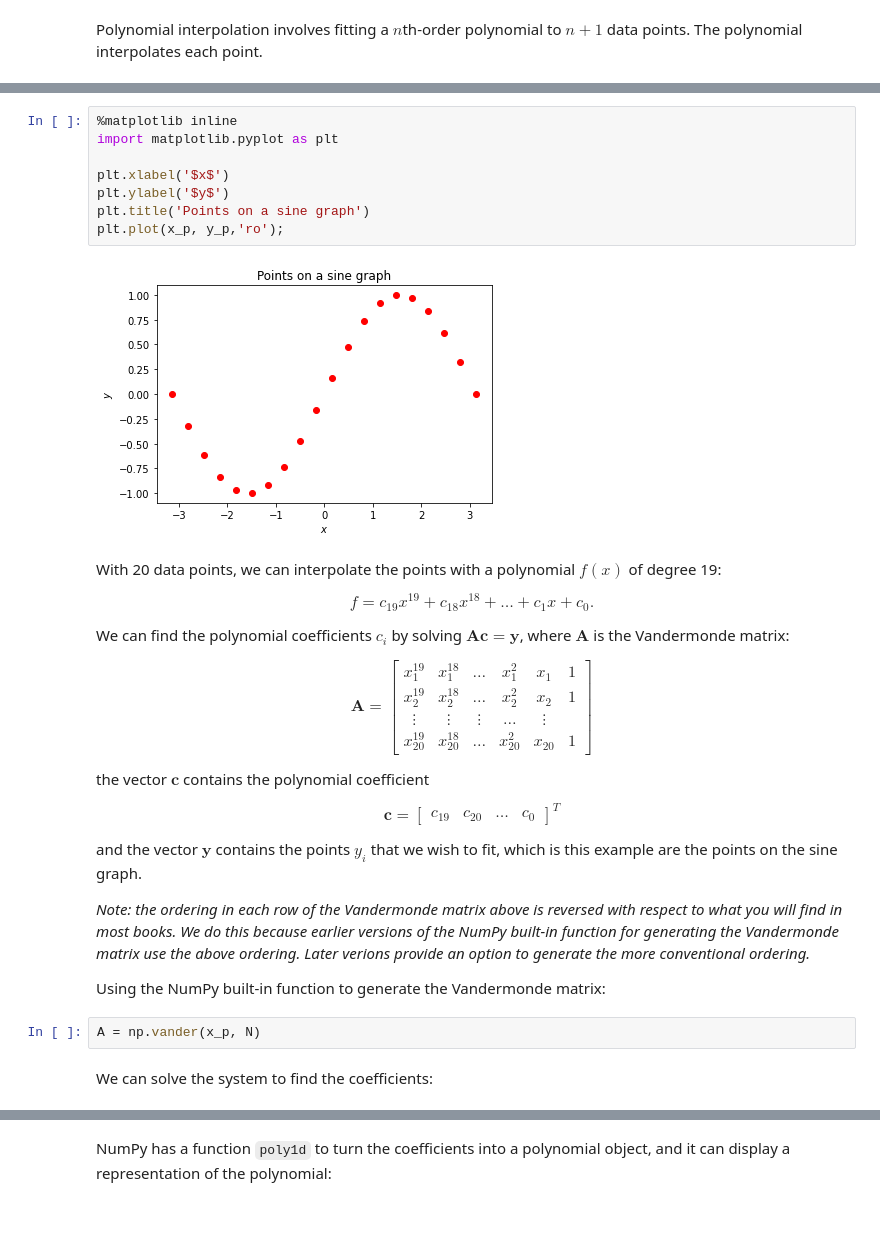
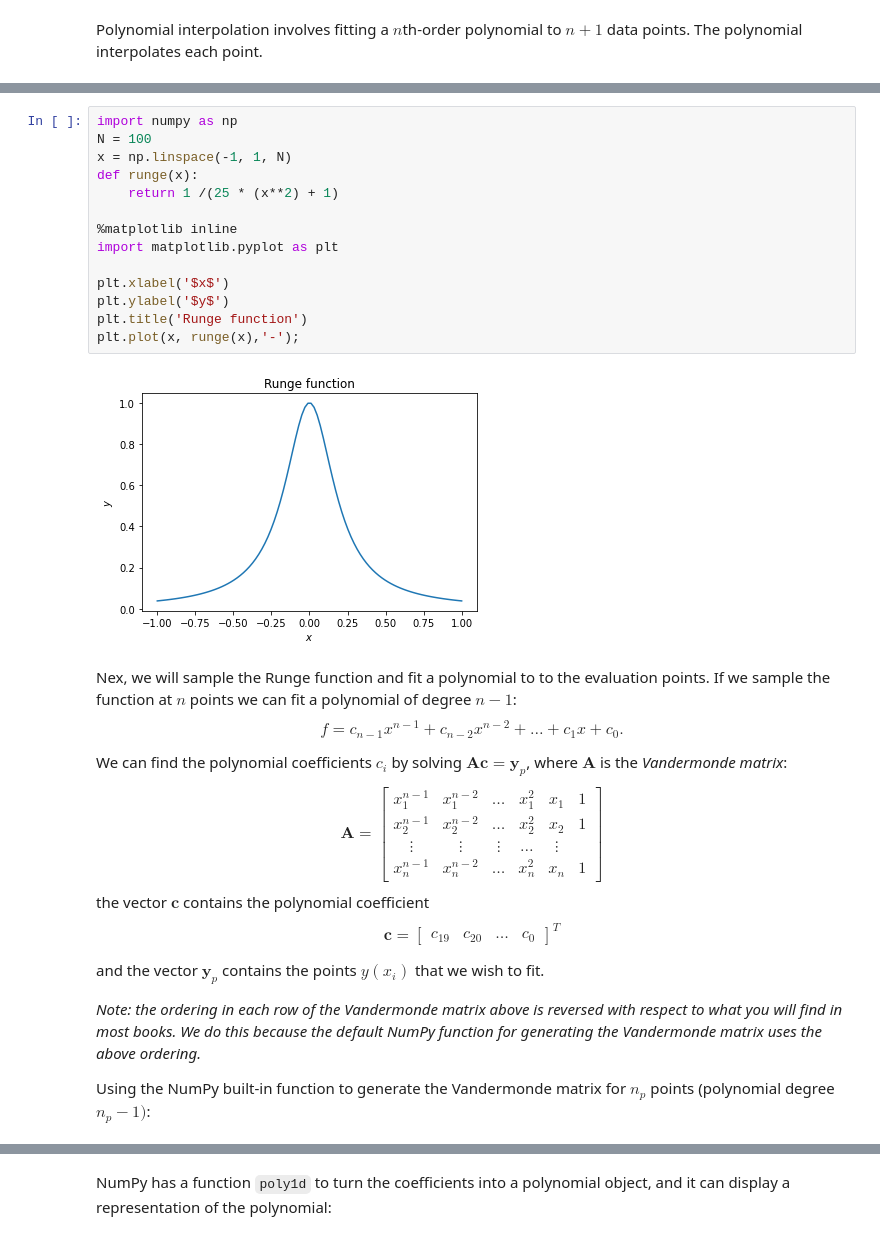
Before and after one commit to garth-wells/notebooks-3M1, a Jupyter notebook: 02-LeastSquares.ipynb, the cells around one changed output, grey strips where cells are left out. Drawn from its saved outputs; the diff is of its cells as text.

```diff
--- a/02-LeastSquares.ipynb
+++ b/02-LeastSquares.ipynb
@@ -34,48 +29,46 @@ We can plot the points:
 # %%
+import numpy as np
+N = 100
+x = np.linspace(-1, 1, N)
+def runge(x):
+    return 1 /(25 * (x**2) + 1)
+
 %matplotlib inline
 import matplotlib.pyplot as plt
 
 plt.xlabel('$x$')
 plt.ylabel('$y$')
-plt.title('Points on a sine graph')
-plt.plot(x_p, y_p,'ro');
+plt.title('Runge function')
+plt.plot(x, runge(x),'-');
 # %% [output]
-[figure, old version]
+[figure, new version]
 # %% [markdown]
-With 20 data points, we can interpolate the points with a polynomial $f(x)$ of degree 19:
-
+Nex, we will sample the Runge function and fit a polynomial to to the evaluation points. If we sample the function at $n$ points we can fit a polynomial of degree $n - 1$:
 $$
-f = c_{19} x^{19} + c_{18} x^{18} + \ldots  + c_{1} x + c_{0}.
+f = c_{n-1} x^{n-1} + c_{n-2} x^{n-2} + \ldots  + c_{1} x + c_{0}.
 $$
 
-We can find the polynomial coefficients $c_{i}$ by solving  $\boldsymbol{A} \boldsymbol{c} = \boldsymbol{y}$, where $\boldsymbol{A}$ is the Vandermonde matrix:
-
+We can find the polynomial coefficients $c_{i}$ by solving  $\boldsymbol{A} \boldsymbol{c} = \boldsymbol{y}_p$, where $\boldsymbol{A}$ is the *Vandermonde matrix*:
 $$
 \boldsymbol{A} = \begin{bmatrix}
-     x_{1}^{19} & x_{1}^{18} & \ldots & x_{1}^{2}  & x_{1} & 1
+     x_{1}^{n-1} & x_{1}^{n-2} & \ldots & x_{1}^{2}  & x_{1} & 1
     \\
-     x_{2}^{19} & x_{2}^{18} & \ldots & x_{2}^{2}  & x_{2} & 1
+     x_{2}^{n-1} & x_{2}^{n-2} & \ldots & x_{2}^{2}  & x_{2} & 1
     \\
     \vdots  & \vdots & \vdots    & \ldots & \vdots
     \\
-     x_{20}^{19} & x_{20}^{18} & \ldots & x_{20}^{2}  & x_{20} & 1
+     x_{n}^{n-1} & x_{n}^{n-2} & \ldots & x_{n}^{2}  & x_{n} & 1
 \end{bmatrix}
 $$
-
 the vector $\boldsymbol{c}$ contains the polynomial coefficient
-
 $$
 \boldsymbol{c} = \begin{bmatrix}
     c_{19} & c_{20} & \ldots & c_{0}
 \end{bmatrix}^{T}
 $$
 
-and the vector $\boldsymbol{y}$ contains the points $y_{i}$ that we wish to fit, which is this example are the points on the sine graph.
+and the vector $\boldsymbol{y}_p$ contains the points $y(x_{i})$ that we wish to fit.
 
-*Note: the ordering in each row of the Vandermonde matrix above is reversed with respect to what you will find in most books. We do this because earlier versions of the NumPy built-in function for generating the Vandermonde matrix use the above ordering. Later verions provide an option to generate the more conventional ordering.*
+*Note: the ordering in each row of the Vandermonde matrix above is reversed with respect to what you will find in most books. We do this because the default NumPy function for generating the Vandermonde matrix uses the above ordering.*
 
-Using the NumPy built-in function to generate the Vandermonde matrix:
+Using the NumPy built-in function to generate the Vandermonde matrix for $n_p$ points (polynomial degree $n_{p} -1)$:
-# %%
-A = np.vander(x_p, N)
-# %% [markdown]
-We can solve the system to find the coefficients:
```
Also changed, not shown: parts of 46 cells of this notebook.
